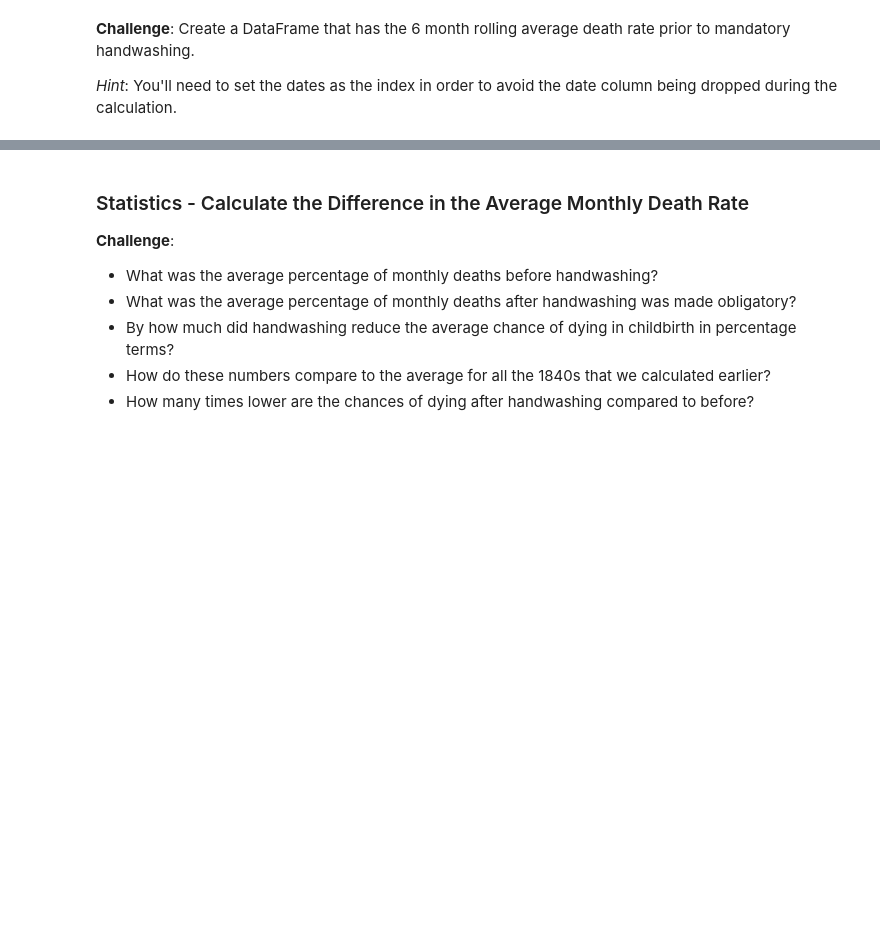
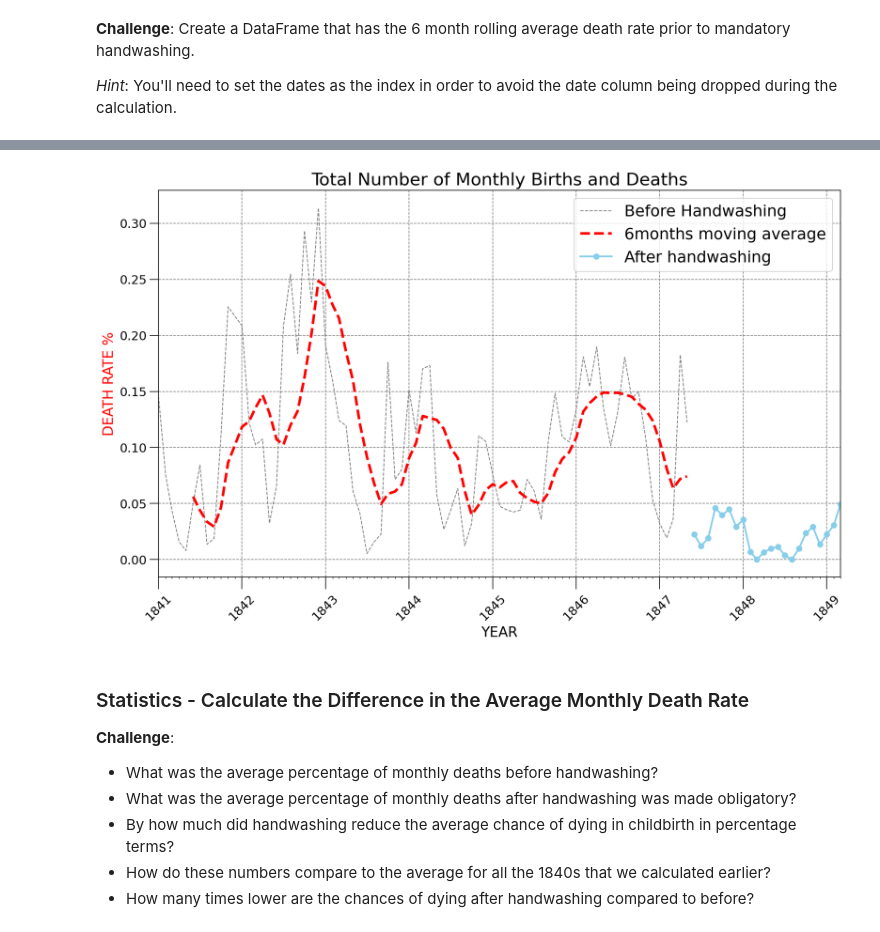
Before and after one commit to digitalenggph/Udemy-Collections, a Jupyter notebook: 100 Days of Code - The Complete Python Pro Bootcamp/day-80/Dr_Semmelweis_Handwashing_Discovery.ipynb, the cells around one changed output, grey strips where cells are left out. Drawn from its saved outputs; the diff is of its cells as text; code cells hidden in the pictures; blank space fills up the shorter version.

```diff
--- a/100 Days of Code - The Complete Python Pro Bootcamp/day-80/Dr_Semmelweis_Handwashing_Discovery.ipynb
+++ b/100 Days of Code - The Complete Python Pro Bootcamp/day-80/Dr_Semmelweis_Handwashing_Discovery.ipynb
@@ -123,0 +386,3 @@ handwashing_start = pd.to_datetime('1847-06-01')
+# %%
+df_monthly['pct_deaths'] = df_monthly.deaths / df_monthly.births
+df_monthly.head()
@@ -123,0 +396,3 @@ handwashing_start = pd.to_datetime('1847-06-01')
+# %%
+df_monthly_before = df_monthly[df_monthly.date < handwashing_start]
+df_monthly_before.head()
@@ -123,0 +406,3 @@ handwashing_start = pd.to_datetime('1847-06-01')
+# %%
+df_monthly_after = df_monthly[df_monthly.date >= handwashing_start]
+df_monthly_after.head()
@@ -127,3 +433,8 @@ handwashing_start = pd.to_datetime('1847-06-01')
 **Challenge**: Create a DataFrame that has the 6 month rolling average death rate prior to mandatory handwashing.
 
 *Hint*: You'll need to set the dates as the index in order to avoid the date column being dropped during the calculation.
+# %%
+rolling_df_before = df_monthly_before.set_index('date')
+rolling_df_before = rolling_df_before[['births', 'deaths']].rolling(window=6).mean().reset_index()
+rolling_df_before['pct_deaths']=rolling_df_before['deaths']/rolling_df_before['births']
+rolling_df_before.tail()
@@ -139,6 +457,57 @@ handwashing_start = pd.to_datetime('1847-06-01')
 * Show the moving average as a thicker, crimon line.
 * Show the rate after handwashing as a skyblue line with round markers.
 * Look at the [code snippet in the documentation to see how you can add a legend](https://matplotlib.org/3.1.1/api/_as_gen/matplotlib.pyplot.legend.html) to the chart.
+# %%
+plt.figure(figsize=(14,8), dpi=150)
+plt.title('Total Number of Monthly Births and Deaths', size=20)
+
+ax = plt.gca()
+
+ax.plot(df_monthly_before.date,
+        df_monthly_before.pct_deaths,
+        color='grey',
+        linestyle='dashed',
+        linewidth=1,
+        label='Before Handwashing',
+       )
+
+ax.plot(rolling_df_before.date,
+         rolling_df_before.pct_deaths,
+         color='red',
+         linestyle='dashed',
+         linewidth=3,
+         label='6months moving average',
+        )
+
+ax.plot(df_monthly_after.date,
+         df_monthly_after.pct_deaths,
+         color='skyblue',
+         marker='o',
+         linewidth=2,
+        label='After handwashing',
+        )
+
+# set labels
+ax.set_xlabel('YEAR', size=16)
+ax.set_ylabel('DEATH RATE %', color='red', size=16)
+
+# set tick parameters
+ax.tick_params(axis='x', rotation=45, size=14, labelsize=14)
+ax.tick_params(axis='y', size=10, labelsize=14)
+
+# set axis limit
+ax.set_xlim(df_monthly.date.min(), df_monthly.date.max())
+
+# set locator
+ax.xaxis.set_minor_locator(months)
+ax.xaxis.set_major_locator(years)
+ax.xaxis.set_major_formatter(years_fmt)
+
+ax.grid(color='grey', linestyle='--')
+plt.legend(fontsize=18)
+plt.show()
+# %% [output]
+[figure, added]
 # %% [markdown]
 ### Statistics - Calculate the Difference in the Average Monthly Death Rate
 
```
Also changed, not shown: parts of 46 cells of this notebook, 1 other file.
